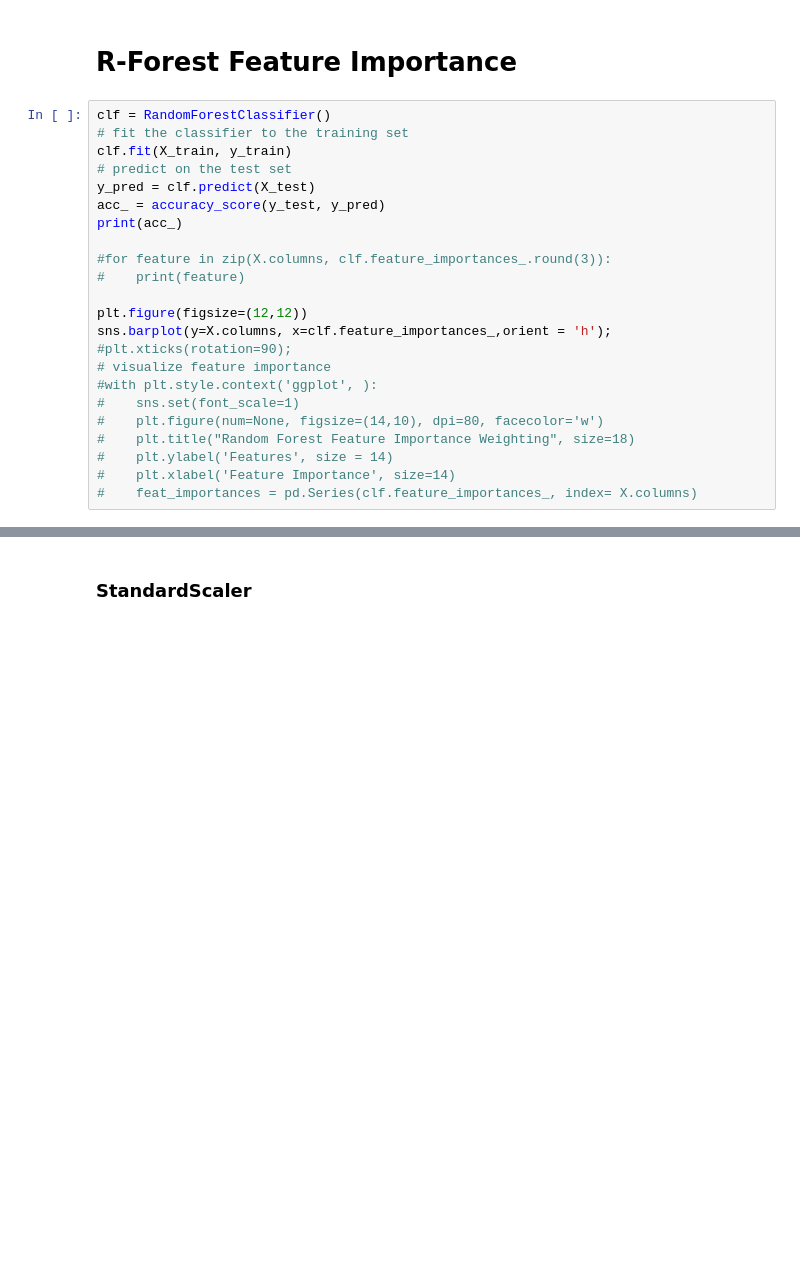
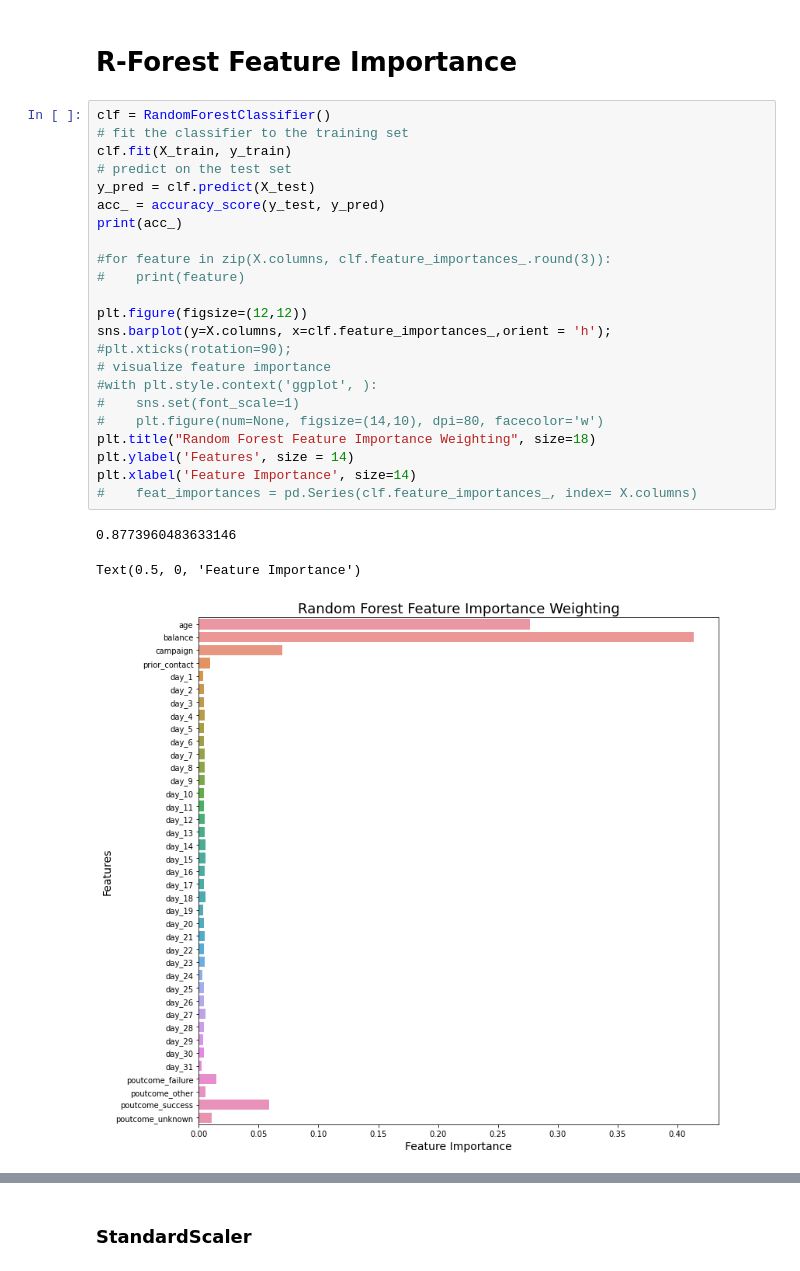
Before and after one commit to sfreagin/ADS_500B_project, a Jupyter notebook: group_project/Classifier_Comparison3_removevariables.ipynb, the cells around one changed output, grey strips where cells are left out. Saved outputs shown, nothing was run; the diff lists cells and outputs as text; blank space fills up the shorter version.

```diff
--- a/group_project/Classifier_Comparison3_removevariables.ipynb
+++ b/group_project/Classifier_Comparison3_removevariables.ipynb
@@ -120,26 +120,30 @@ X_test = scaler.transform(X_test)
 # %%
 clf = RandomForestClassifier()
 # fit the classifier to the training set
 clf.fit(X_train, y_train)
 # predict on the test set
 y_pred = clf.predict(X_test)
 acc_ = accuracy_score(y_test, y_pred)
 print(acc_)
 
 #for feature in zip(X.columns, clf.feature_importances_.round(3)):
 #    print(feature)
 
 plt.figure(figsize=(12,12))
 sns.barplot(y=X.columns, x=clf.feature_importances_,orient = 'h');
 #plt.xticks(rotation=90);
 # visualize feature importance
 #with plt.style.context('ggplot', ):
 #    sns.set(font_scale=1)
 #    plt.figure(num=None, figsize=(14,10), dpi=80, facecolor='w')
-#    plt.title("Random Forest Feature Importance Weighting", size=18)
-#    plt.ylabel('Features', size = 14)
-#    plt.xlabel('Feature Importance', size=14)
+plt.title("Random Forest Feature Importance Weighting", size=18)
+plt.ylabel('Features', size = 14)
+plt.xlabel('Feature Importance', size=14)
 #    feat_importances = pd.Series(clf.feature_importances_, index= X.columns)
+# %% [output]
+0.8773960483633146
+Text(0.5, 0, 'Feature Importance')
+[figure, added]
 # %%
 classifiers = [
     KNeighborsClassifier(3),
```
Also changed, not shown: parts of 13 cells of this notebook, 7 other files.
